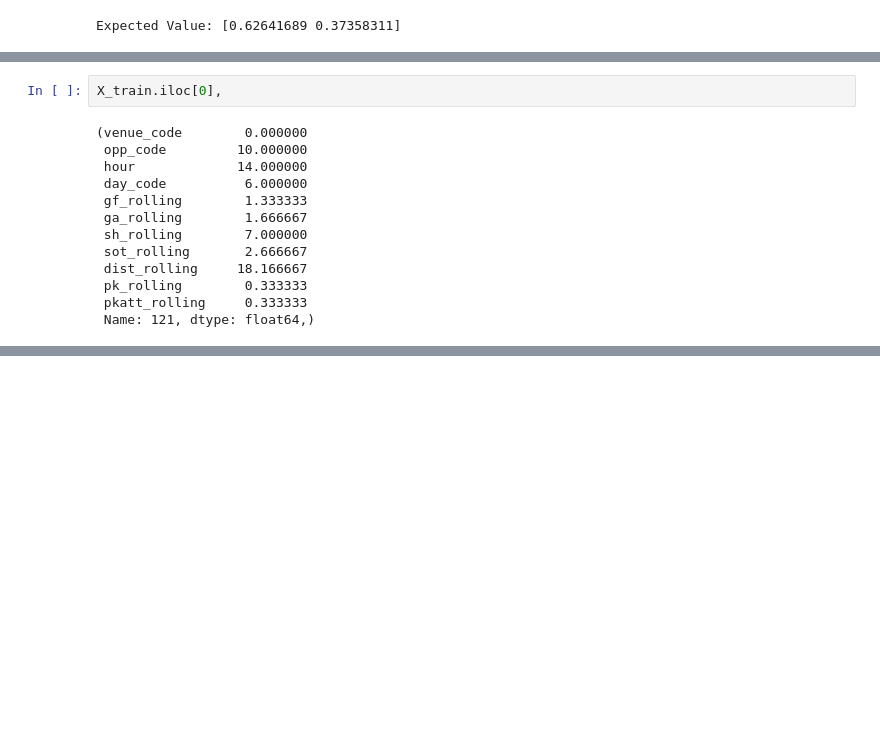
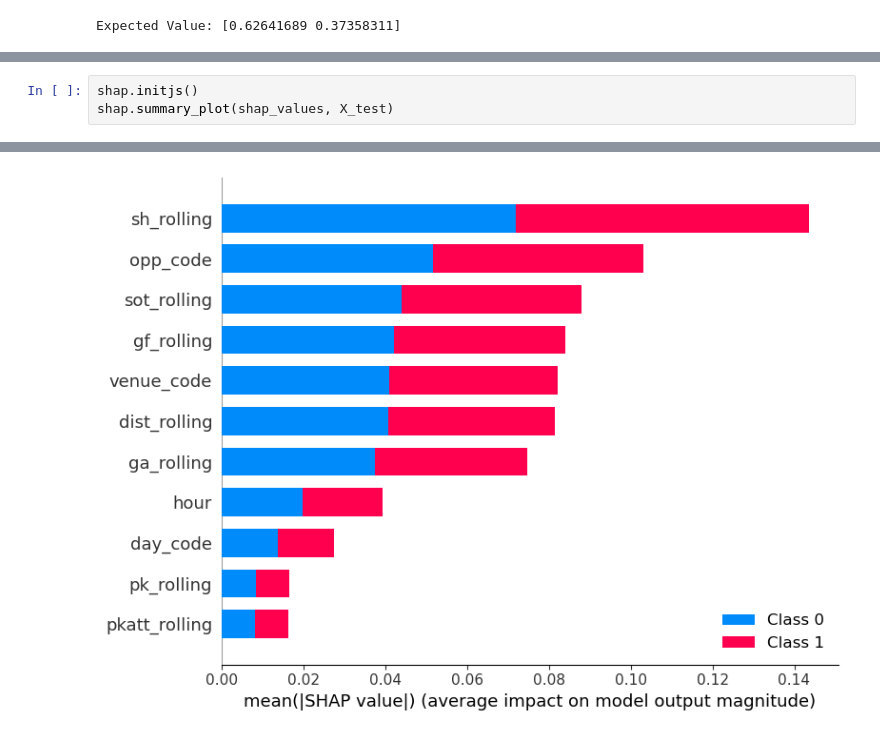
Before and after one commit to AmirJlr/Data-Science-Algorithms-FUM, a Jupyter notebook: Shapley Value/Shapley Value 2.ipynb, the cells around one changed output, grey strips where cells are left out. Drawn from its saved outputs; the diff is of its cells as text; blank space fills up the shorter version.

Commit message:
shapley value

```diff
--- a/Shapley Value/Shapley Value 2.ipynb
+++ b/Shapley Value/Shapley Value 2.ipynb
@@ -121,15 +202,4 @@ TypeError: list indices must be integers or slices, not tuple
-# %%
-X_train.iloc[0],
-# %% [output]
-(venue_code        0.000000
- opp_code         10.000000
- hour             14.000000
- day_code          6.000000
- gf_rolling        1.333333
- ga_rolling        1.666667
- sh_rolling        7.000000
- sot_rolling       2.666667
- dist_rolling     18.166667
- pk_rolling        0.333333
- pkatt_rolling     0.333333
- Name: 121, dtype: float64,)
+# %%
+shap.initjs()
+shap.summary_plot(shap_values, X_test)
+# %% [output]
@@ -135,0 +207 @@ X_train.iloc[0],
+[figure, added]
```
Also changed, not shown: parts of 18 cells of this notebook.
